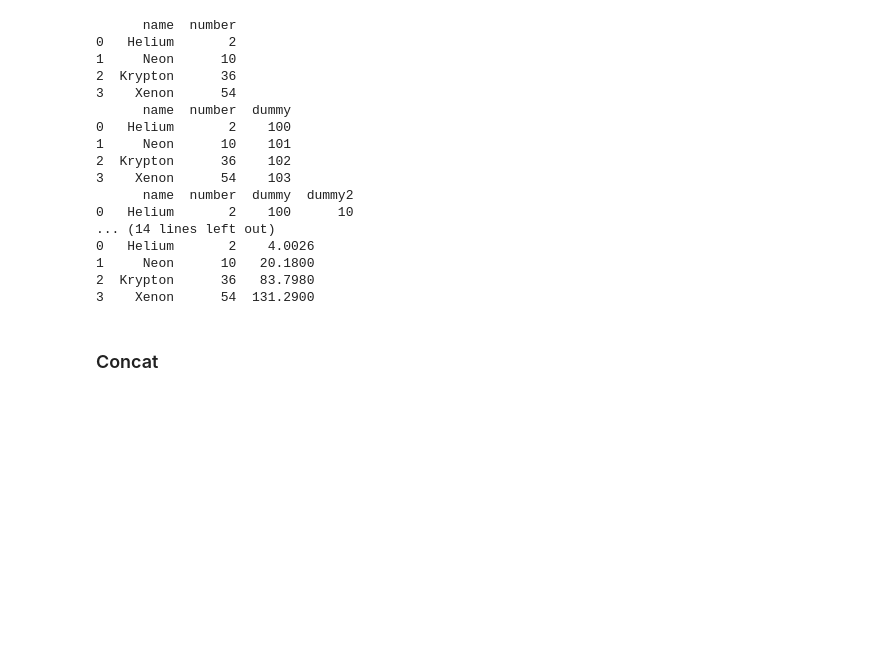
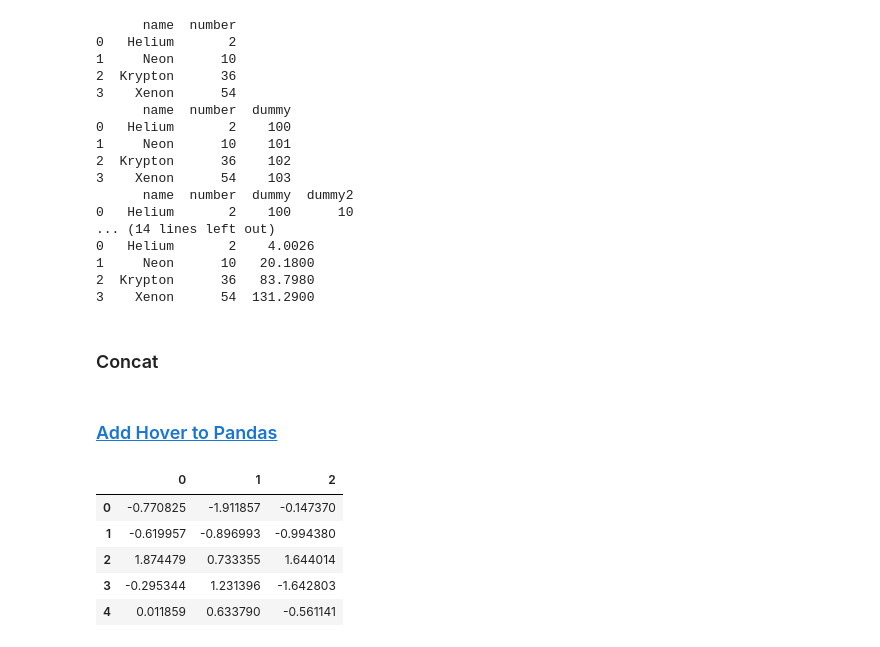
Before and after one commit to gilgamesh7/jupyter_misc, a Jupyter notebook: Exercise - Pandas.ipynb, the cells around one changed output. Saved outputs shown, nothing was run; the diff lists cells and outputs as text; code cells hidden in the pictures; blank space fills up the shorter version.

Commit message:
Pandas hover colour

```diff
--- a/Exercise - Pandas.ipynb
+++ b/Exercise - Pandas.ipynb
@@ -663,3 +667,21 @@ city_countries = pd.DataFrame({
 })
 
 ## TBD
+# %% [markdown]
+### [Add Hover to Pandas](https://twitter.com/driscollis/status/1634307702473072642?t=3eRSQtt2H0sszlfpaS5L4A&s=03)
+# %%
+import pandas as pd
+import numpy as np
+
+df = pd.DataFrame(np.random.randn(5,3))
+df.style.set_table_styles(
+    [{'selector' : 'tr:hover',
+         'props' : [('background-color', 'red')]}]
+)
+# %% [output]
+|  | 0 | 1 | 2 |
+| 0 | -0.770825 | -1.911857 | -0.147370 |
+| 1 | -0.619957 | -0.896993 | -0.994380 |
+| 2 | 1.874479 | 0.733355 | 1.644014 |
+| 3 | -0.295344 | 1.231396 | -1.642803 |
+| 4 | 0.011859 | 0.633790 | -0.561141 |
```
Also changed, not shown: parts of 1 cell of this notebook, 1 other file.
